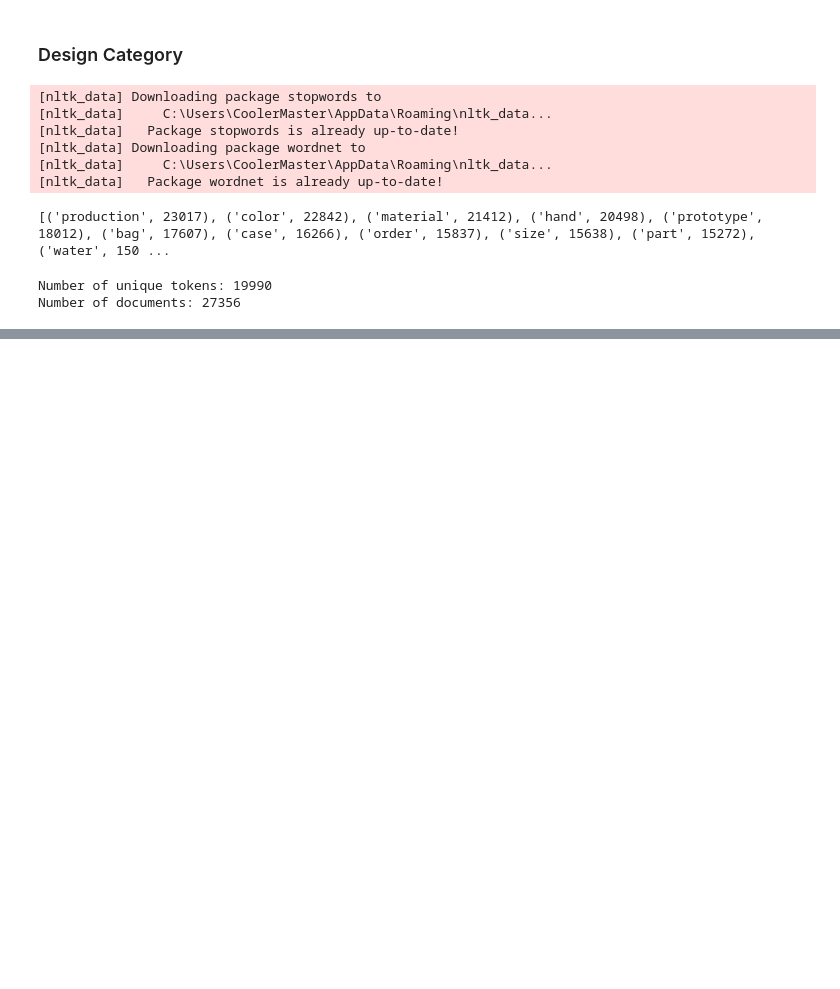
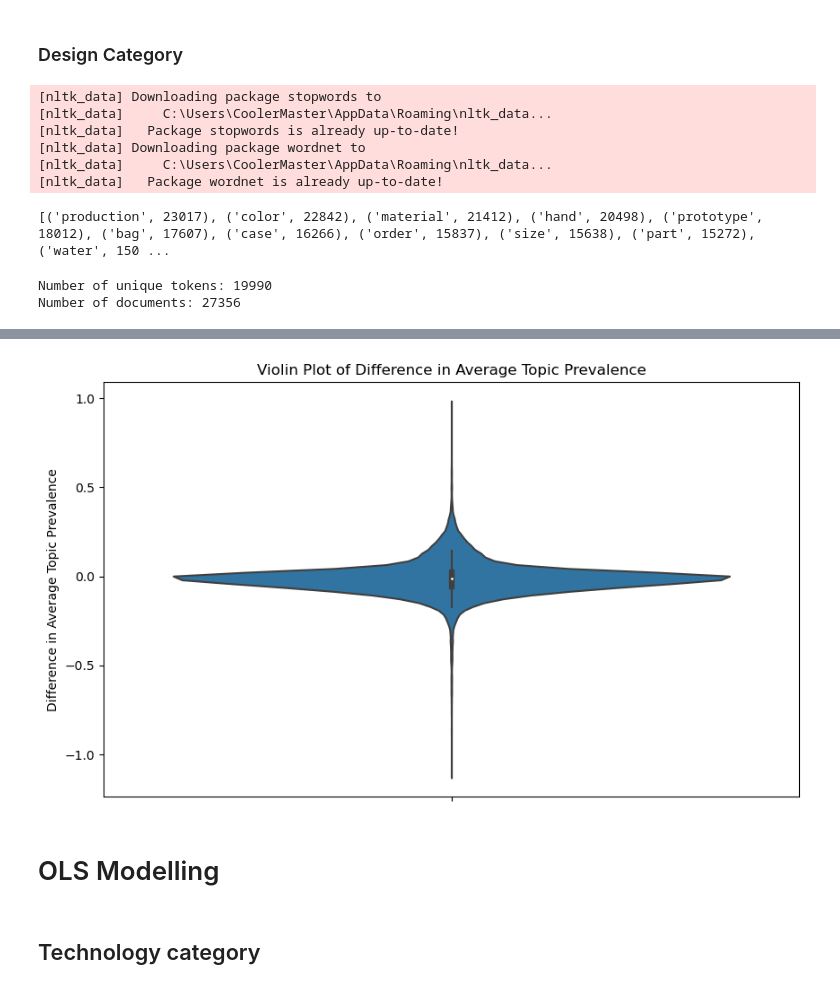
Before and after one commit to Hans-Onneken/Bachelorthesis, a Jupyter notebook: LDA_Kickstarter.ipynb, the cells around one changed output, grey strips where cells are left out. Drawn from its saved outputs; the diff is of its cells as text; code cells hidden in the pictures; blank space fills up the shorter version.

```diff
--- a/LDA_Kickstarter.ipynb
+++ b/LDA_Kickstarter.ipynb
@@ -396,0 +1008,7 @@ pyLDAvis.save_html(vis, '../LDA/design/vis/100_final.html')
+# %%
+df_lda_kickstarter_design_copy = df_lda_kickstarter.copy()
+# Filter Dataframe by Design category (number 7)
+df_lda_kickstarter_design_copy = df_lda_kickstarter_design_copy[(df_lda_kickstarter_design_copy['project_category_id'] == 7) | (df_lda_kickstarter_design_copy['project_parent_category_id'] == 7)]
+df_lda_kickstarter_design['project_launched_at'] = df_lda_kickstarter_design_copy['project_launched_at']
+# %%
+df_lda_kickstarter_design["year"] = pd.to_datetime(df_lda_kickstarter_design['project_launched_at']).dt.strftime('%Y')
@@ -396,0 +1021,2 @@ pyLDAvis.save_html(vis, '../LDA/design/vis/100_final.html')
+# %%
+df_lda_kickstarter_design['difference_average_topic_prevalence'] = df_lda_kickstarter_design['difference_average_topic_prevalence'] * 100
@@ -396,0 +1035,16 @@ pyLDAvis.save_html(vis, '../LDA/design/vis/100_final.html')
+# %%
+import seaborn as sns
+import matplotlib.pyplot as plt
+
+# Create a violin plot for the 'difference_average_topic_prevalence' variable
+plt.figure(figsize=(10, 6))
+sns.violinplot(y='difference_average_topic_prevalence', data=df_lda_kickstarter_design)
+plt.title('Violin Plot of Difference in Average Topic Prevalence')
+plt.ylabel('Difference in Average Topic Prevalence')
+plt.show()
+# %% [output]
+[figure, added]
+# %% [markdown]
+# OLS Modelling
+# %% [markdown]
+## Technology category
```
Also changed, not shown: parts of 73 cells of this notebook, 10 other files.
